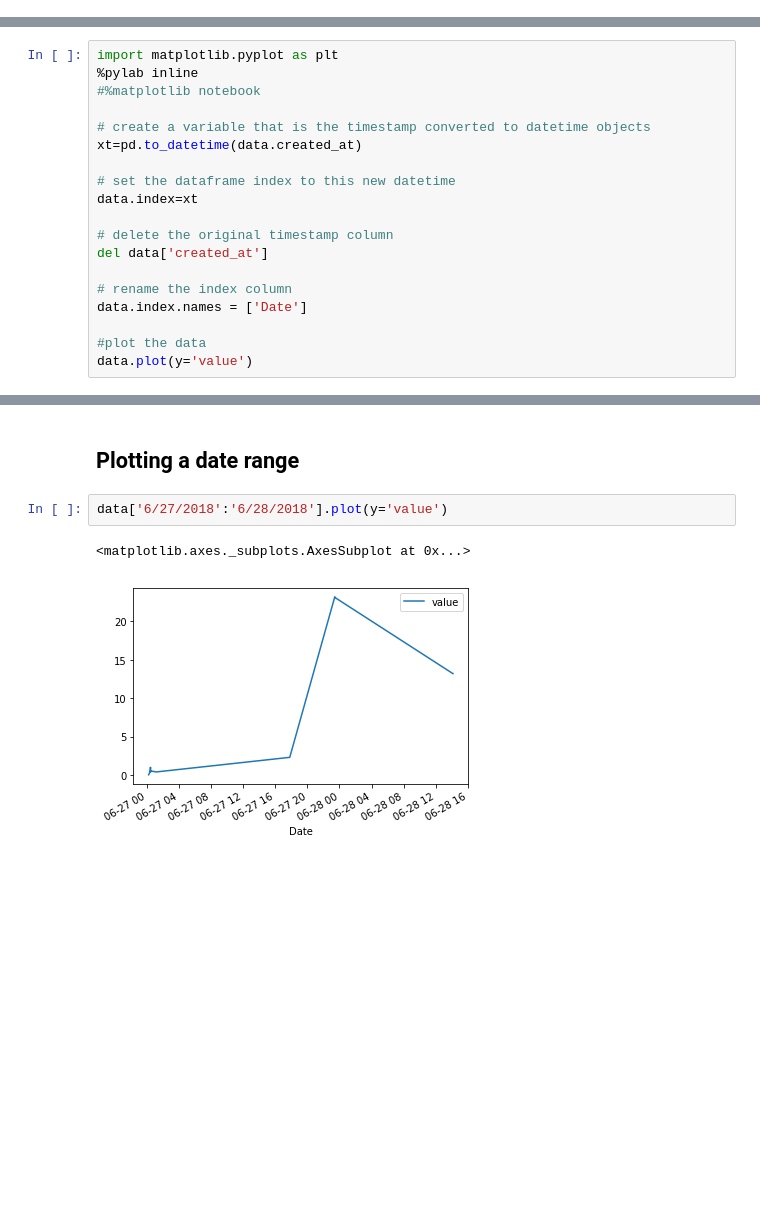
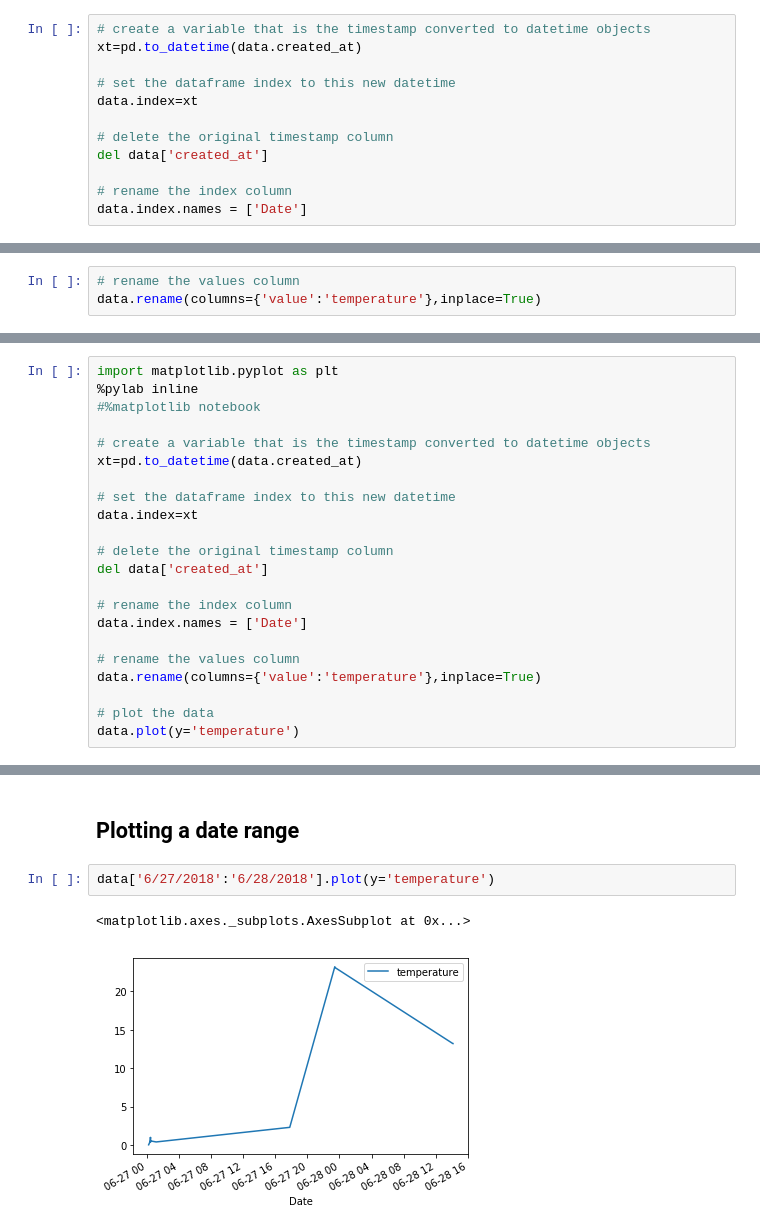
Before and after one commit to physcomp-iot-python/course-notebooks, a Jupyter notebook: data-analysis-adafruit-io/reading_adafruit_io.ipynb, the cells around one changed output, grey strips where cells are left out. Saved outputs shown, nothing was run; the diff lists cells and outputs as text; blank space fills up the shorter version.

```diff
--- a/data-analysis-adafruit-io/reading_adafruit_io.ipynb
+++ b/data-analysis-adafruit-io/reading_adafruit_io.ipynb
@@ -35,0 +36,12 @@ data
+# %%
+# create a variable that is the timestamp converted to datetime objects
+xt=pd.to_datetime(data.created_at)
+
+# set the dataframe index to this new datetime
+data.index=xt
+
+# delete the original timestamp column
+del data['created_at']
+
+# rename the index column
+data.index.names = ['Date']
@@ -35,0 +50,3 @@ data
+# %%
+# rename the values column
+data.rename(columns={'value':'temperature'},inplace=True)
@@ -50,7 +69,10 @@ del data['created_at']
 # rename the index column
 data.index.names = ['Date']
 
-#plot the data
-data.plot(y='value')
+# rename the values column
+data.rename(columns={'value':'temperature'},inplace=True)
+
+# plot the data
+data.plot(y='temperature')
 # %% [output]
 Populating the interactive namespace from numpy and matplotlib
@@ -59,7 +82,7 @@ Populating the interactive namespace from numpy and matplotlib
 # %% [markdown]
 ## Plotting a date range
 # %%
-data['6/27/2018':'6/28/2018'].plot(y='value')
+data['6/27/2018':'6/28/2018'].plot(y='temperature')
 # %% [output]
 <matplotlib.axes._subplots.AxesSubplot at 0x...>
-[figure, old version]
+[figure, new version]
```
Also changed, not shown: parts of 8 cells of this notebook.
